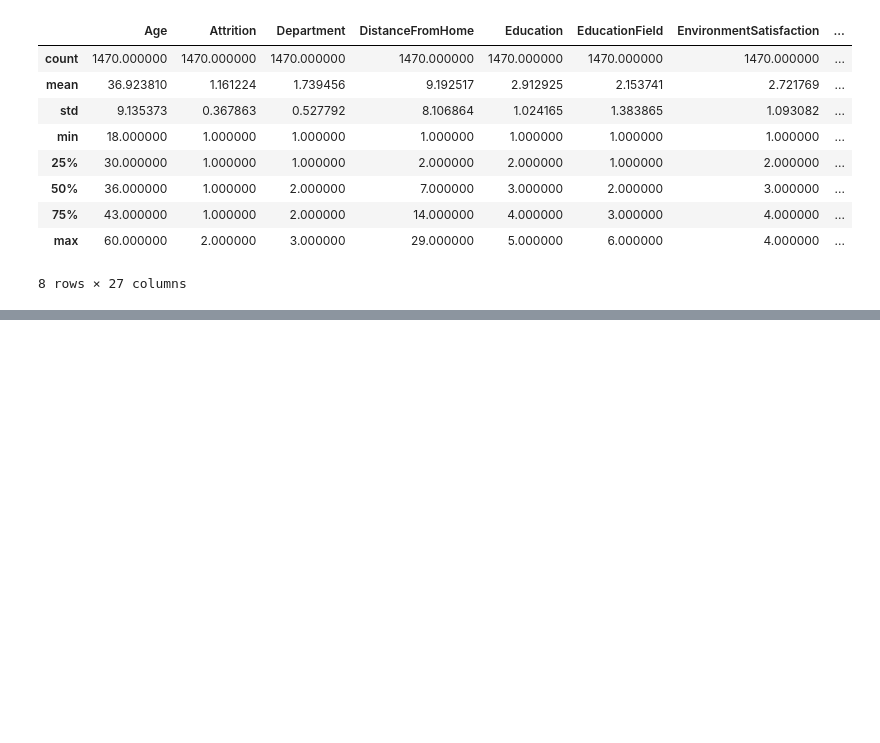
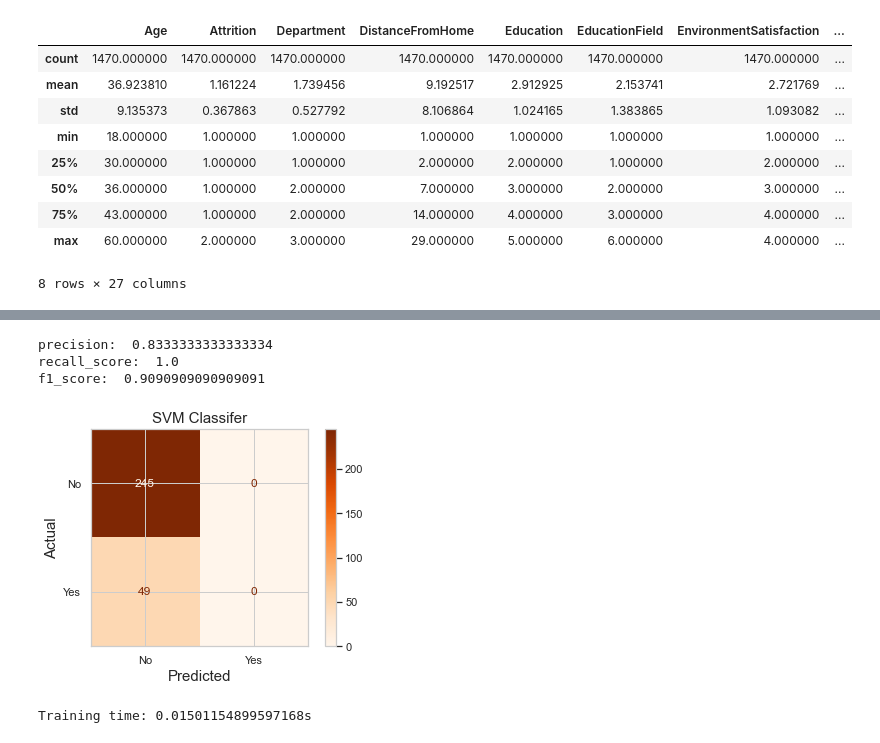
Before and after one commit to Ghosh-Anisha/Data-Analytics-Mini-Project, a Jupyter notebook: Phase2.ipynb, the cells around one changed output, grey strips where cells are left out. Saved outputs shown, nothing was run; the diff lists cells and outputs as text; code cells hidden in the pictures; blank space fills up the shorter version.

```diff
--- a/Phase2.ipynb
+++ b/Phase2.ipynb
@@ -1211,11 +1161,34 @@ accuracy_score(y_test,y_pred2)*100
+# %%
+from sklearn.metrics import confusion_matrix, precision_score, recall_score, f1_score
+from sklearn.metrics import plot_confusion_matrix
+class_names = ['No','Yes']
+plot_confusion_matrix(svc, X_test, y_test,
+                              display_labels=class_names,
+                              cmap="Oranges")
+plt.title('SVM Classifer', fontsize = 15)
+plt.ylabel('Actual',fontsize = 15)
+plt.xlabel('Predicted',fontsize=15)
+print("precision: ",precision_score(y_test,y_pred2))
+print("recall_score: ",recall_score(y_test,y_pred2))
+print("f1_score: ",f1_score(y_test,y_pred2))
+# %% [output]
+precision:  0.8333333333333334
+recall_score:  1.0
+f1_score:  0.9090909090909091
+[figure, added]
 # %%
 #Import Gaussian Naive Bayes model
 from sklearn.naive_bayes import GaussianNB
 # %%
 #Create a Gaussian Classifier
 model = GaussianNB()
+start=time.time()
 model.fit(X_train, y_train)
+stop=time.time()
+print(f"Training time: {stop - start}s")
 y_pred3 = model.predict(X_test)
+# %% [output]
+Training time: 0.01501154899597168s
 # %%
 print('Accuracy:',accuracy_score(y_test, y_pred3)*100,'%')
 # %% [output]
```
Also changed, not shown: parts of 45 cells of this notebook.
